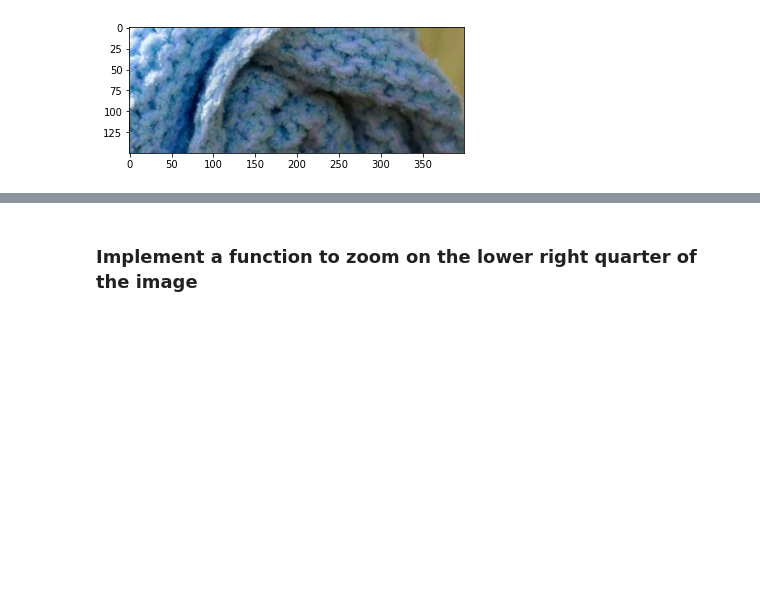
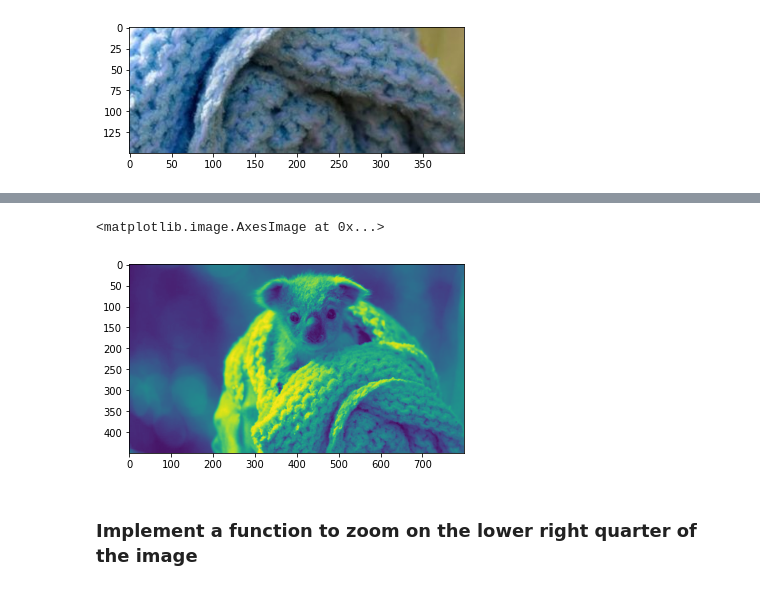
Before and after one commit to monkeyusage/py201, a Jupyter notebook: sessions/numpy_module.ipynb, the cells around one changed output, grey strips where cells are left out. Saved outputs shown, nothing was run; the diff lists cells and outputs as text; code cells hidden in the pictures; blank space fills up the shorter version.

```diff
--- a/sessions/numpy_module.ipynb
+++ b/sessions/numpy_module.ipynb
@@ -223,3 +252,8 @@ np.random.randint()
+# %%
+plt.imshow(np.mean(koala, axis=2))
+# %% [output]
+<matplotlib.image.AxesImage at 0x...>
+[figure, added]
 # %% [markdown]
 ### Implement a function to zoom on the lower right quarter of the image
 # %%
```
Also changed, not shown: parts of 42 cells of this notebook, 2 other files.
